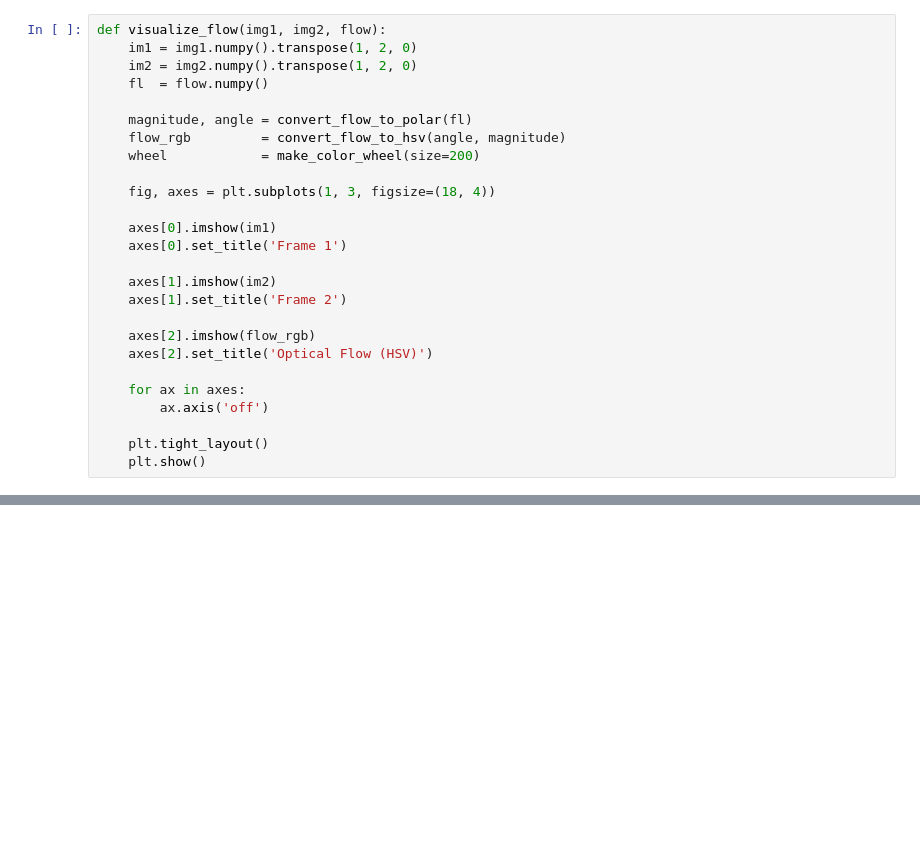
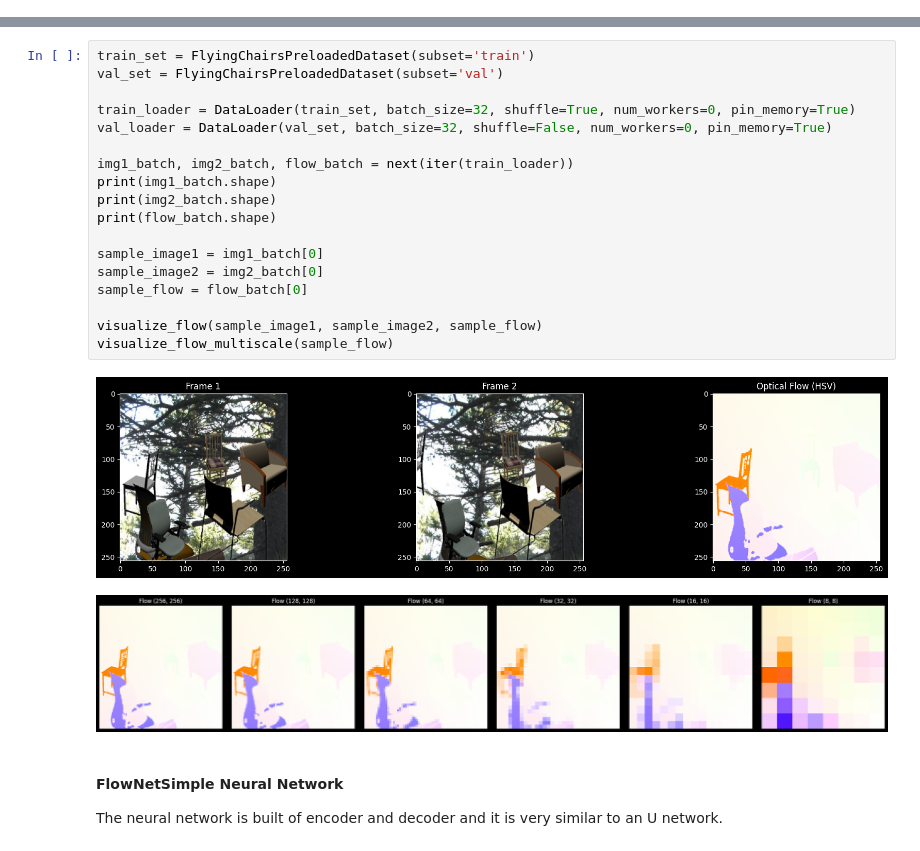
Before and after one commit to korunoskandrea/RV, a Jupyter notebook: vaja_03/optical_flow.ipynb, the cells around one changed output, grey strips where cells are left out. Cells and saved outputs as stored; diff of their text form; blank space fills up the shorter version.

```diff
--- a/vaja_03/optical_flow.ipynb
+++ b/vaja_03/optical_flow.ipynb
@@ -203,26 +0,0 @@ def make_color_wheel(size=200):
-# %%
-def visualize_flow(img1, img2, flow):
-    im1 = img1.numpy().transpose(1, 2, 0)
-    im2 = img2.numpy().transpose(1, 2, 0)
-    fl  = flow.numpy()
-
-    magnitude, angle = convert_flow_to_polar(fl)
-    flow_rgb         = convert_flow_to_hsv(angle, magnitude)
-    wheel            = make_color_wheel(size=200)
-
-    fig, axes = plt.subplots(1, 3, figsize=(18, 4))
-
-    axes[0].imshow(im1)
-    axes[0].set_title('Frame 1')
-
-    axes[1].imshow(im2)
-    axes[1].set_title('Frame 2')
-
-    axes[2].imshow(flow_rgb)
-    axes[2].set_title('Optical Flow (HSV)')
-
-    for ax in axes:
-        ax.axis('off')
-
-    plt.tight_layout()
-    plt.show()
@@ -905,0 +211,25 @@ Saved 89 frames -> output_flow.mp4
+# %%
+train_set = FlyingChairsPreloadedDataset(subset='train')
+val_set = FlyingChairsPreloadedDataset(subset='val')
+
+train_loader = DataLoader(train_set, batch_size=32, shuffle=True, num_workers=0, pin_memory=True)
+val_loader = DataLoader(val_set, batch_size=32, shuffle=False, num_workers=0, pin_memory=True)
+
+img1_batch, img2_batch, flow_batch = next(iter(train_loader))
+print(img1_batch.shape)
+print(img2_batch.shape)
+print(flow_batch.shape)
+
+sample_image1 = img1_batch[0]
+sample_image2 = img2_batch[0]
+sample_flow = flow_batch[0]
+
+visualize_flow(sample_image1, sample_image2, sample_flow)
+visualize_flow_multiscale(sample_flow)
+# %% [output]
+[figure, added]
+[figure, added]
+# %% [markdown]
+#### FlowNetSimple Neural Network
+
+The neural network is built of encoder and decoder and it is very similar to an U network.
```
Also changed, not shown: parts of 90 cells of this notebook, 5 other files.
